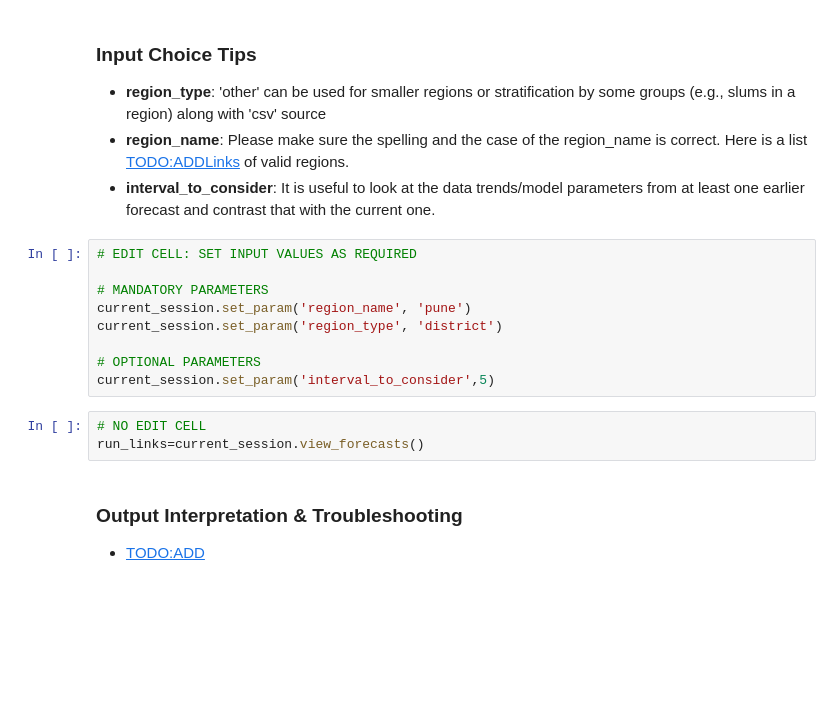
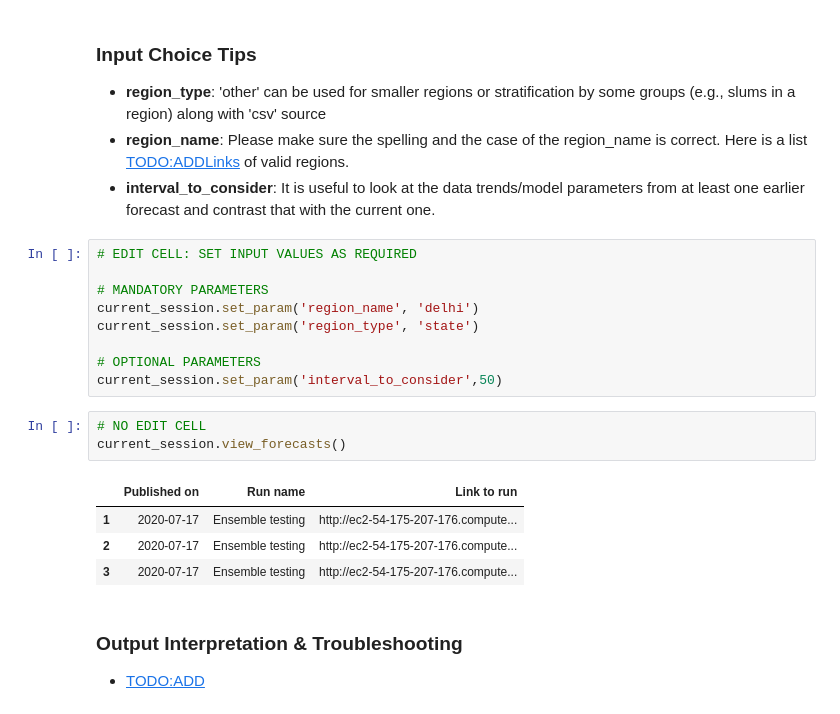
Before and after one commit to dsindiavscovid/covid19-india, a Jupyter notebook: notebooks/ModelBuildingSession_Experiments_v1.ipynb, the cells around one changed output. Saved outputs shown, nothing was run; the diff lists cells and outputs as text; blank space fills up the shorter version.

```diff
--- a/notebooks/ModelBuildingSession_Experiments_v1.ipynb
+++ b/notebooks/ModelBuildingSession_Experiments_v1.ipynb
@@ -112,14 +111,19 @@ model_class : homogeneous_ensemble
 # EDIT CELL: SET INPUT VALUES AS REQUIRED
 
 # MANDATORY PARAMETERS
-current_session.set_param('region_name', 'pune')
-current_session.set_param('region_type', 'district')
+current_session.set_param('region_name', 'delhi')
+current_session.set_param('region_type', 'state')
 
 # OPTIONAL PARAMETERS
-current_session.set_param('interval_to_consider',5)
+current_session.set_param('interval_to_consider',50)
 # %%
 # NO EDIT CELL
-run_links=current_session.view_forecasts()
+current_session.view_forecasts()
+# %% [output]
+|  | Published on | Run name | Link to run |
+| 1 | 2020-07-17 | Ensemble testing | http://ec2-54-175-207-176.compute... |
+| 2 | 2020-07-17 | Ensemble testing | http://ec2-54-175-207-176.compute... |
+| 3 | 2020-07-17 | Ensemble testing | http://ec2-54-175-207-176.compute... |
 # %% [markdown]
 ### Output Interpretation & Troubleshooting
 
```
Also changed, not shown: parts of 10 cells of this notebook, 43 other files.
